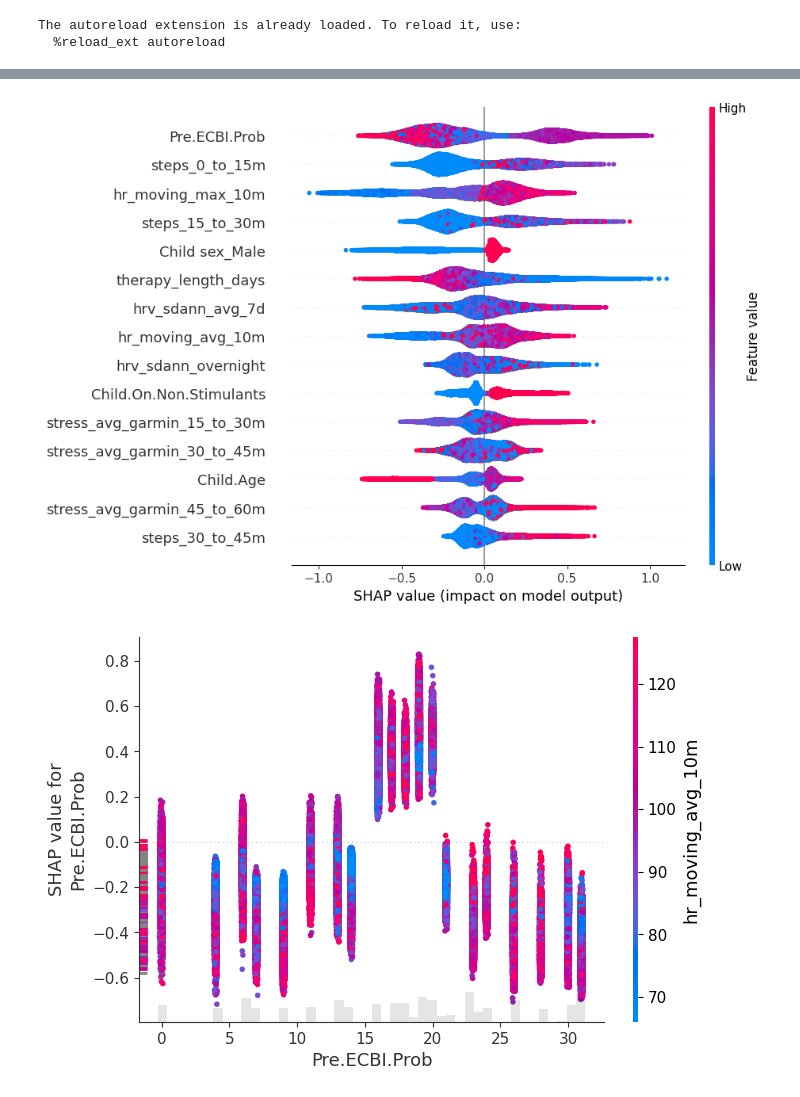
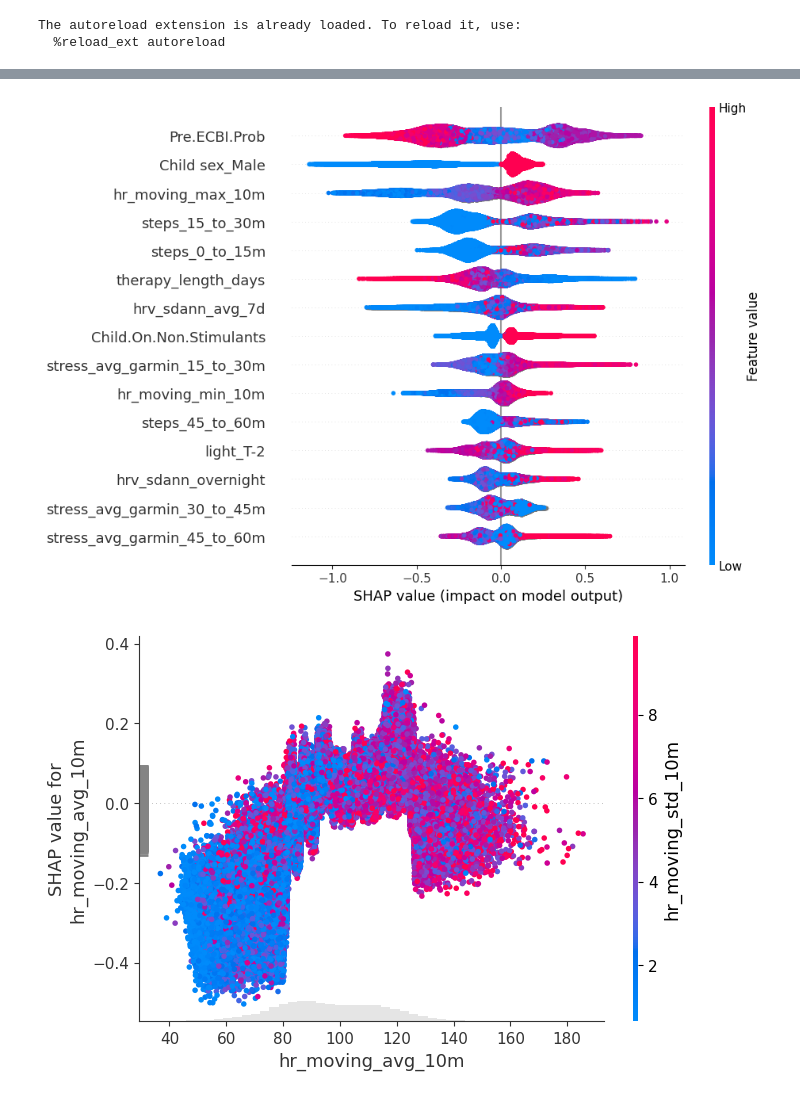
Before and after one commit to lab-heal/pistachio, a Jupyter notebook: eval_shap.ipynb, the cells around one changed output, grey strips where cells are left out. Drawn from its saved outputs; the diff is of its cells as text; code cells hidden in the pictures.

```diff
--- a/eval_shap.ipynb
+++ b/eval_shap.ipynb
@@ -28,12 +28,12 @@ feature_sets = {
     "hr": True,
     "activity": True,
     "sleep": True,
-    "stress": False,
-    "overnight_hrv": False,
+    "stress": True,
+    "overnight_hrv": True,
     "medical": True,
     "therapy": True,
     "child_demo": True,
-    "parent_demo": False,
+    "parent_demo": True,
     "temporal": False,
 }
 
@@ -52,7 +52,7 @@ df_test = df_treat
 automl = AutoML()
 
 automl_settings = {
-    "time_budget": 30,  # seconds
+    "time_budget": 15,  # seconds
     # "train_time_limit": 1,  # seconds
     "task": "classification",
     "metric": "log_loss",
@@ -127,8 +115,8 @@ shap.summary_plot(interaction_values, X_test)
 # %%
 shap.plots.beeswarm(shap_values, max_display=15, group_remaining_features=False)
 # %% [output]
-[figure, old version]
+[figure, new version]
 # %%
-shap.plots.scatter(shap_values[:, "Pre.ECBI.Prob"], color=shap_values)
+shap.plots.scatter(shap_values[:, "hr_moving_avg_10m"], color=shap_values)
 # %% [output]
-[figure, old version]
+[figure, new version]
```
Also changed, not shown: parts of 6 cells of this notebook, 17 other files.
